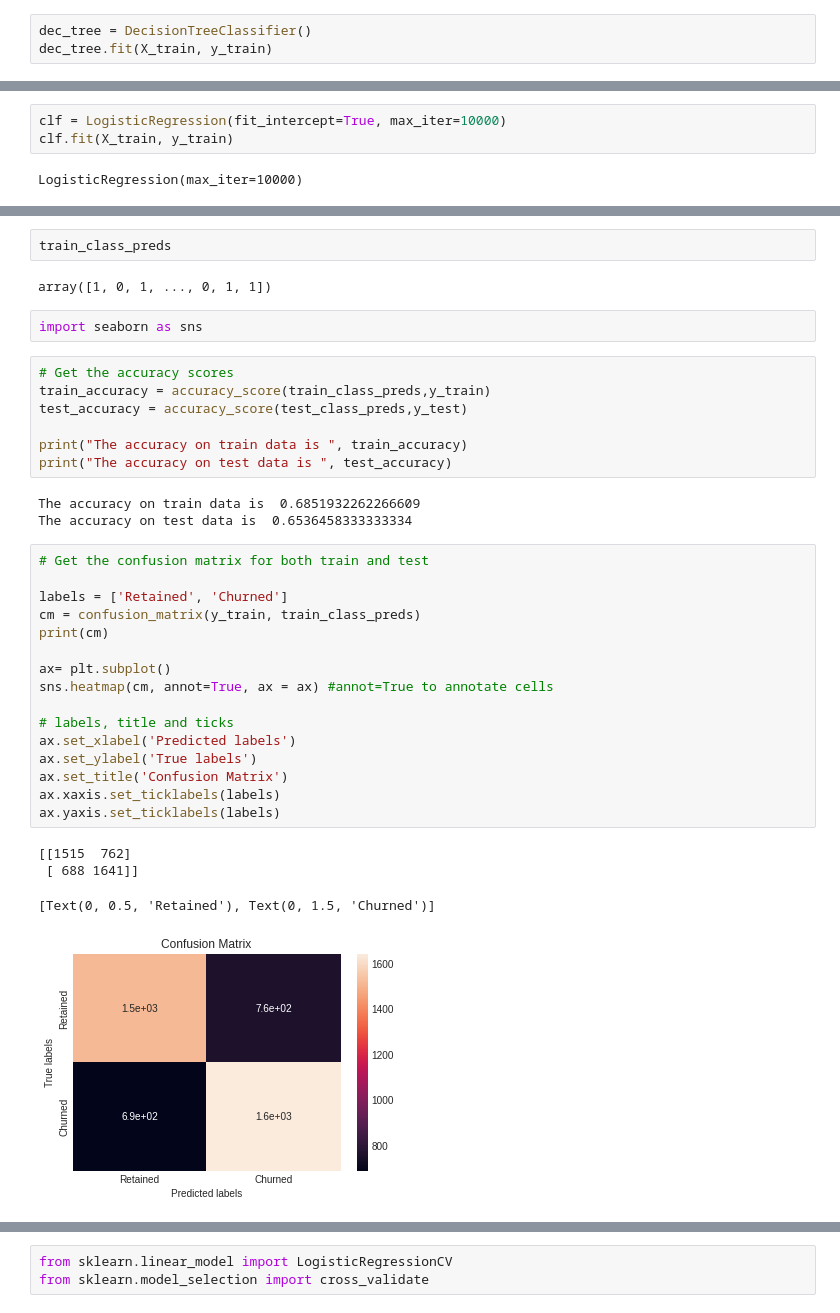
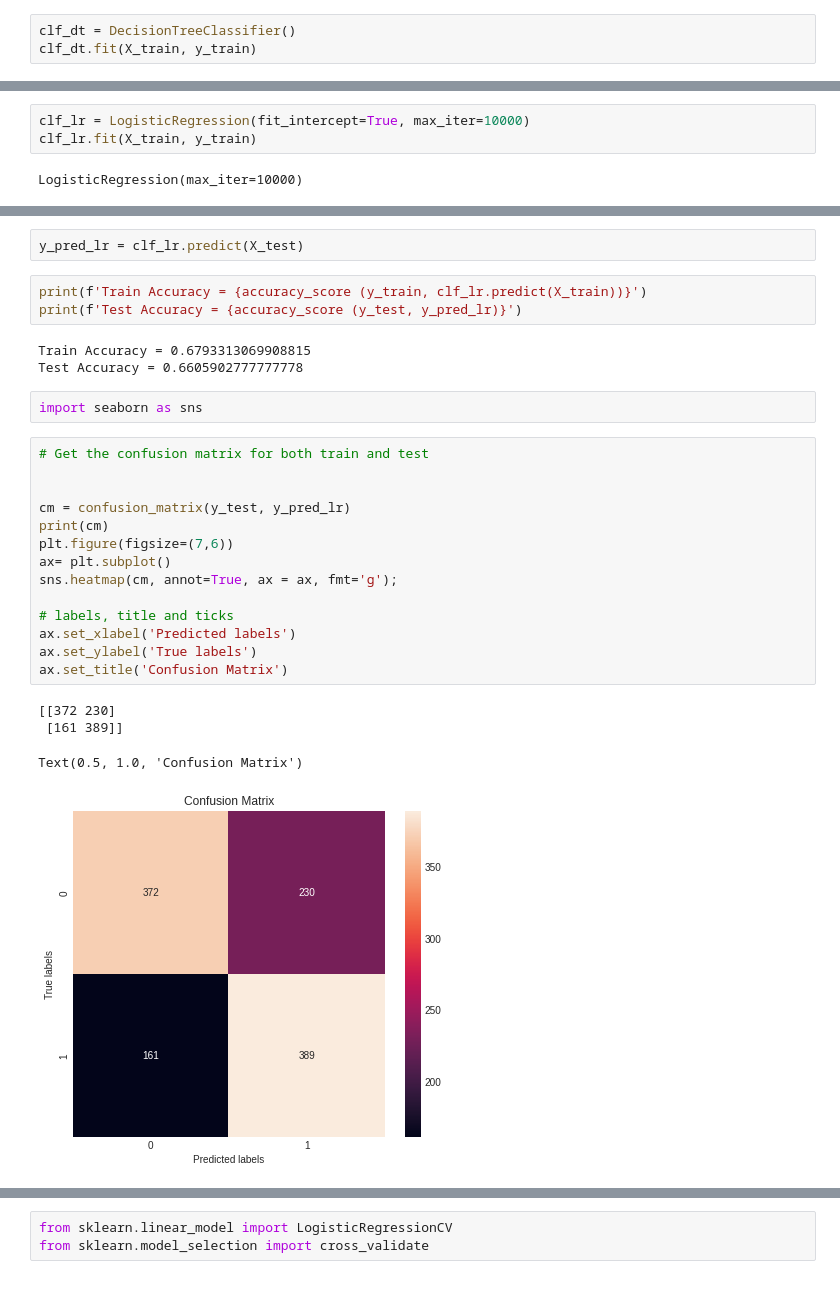
Before and after one commit to chvikas/cardiovascular-risk-prediction, a Jupyter notebook: Cardiovascular_Risk_Prediction.ipynb, the cells around one changed output, grey strips where cells are left out. Drawn from its saved outputs; the diff is of its cells as text.

```diff
--- a/Cardiovascular_Risk_Prediction.ipynb
+++ b/Cardiovascular_Risk_Prediction.ipynb
@@ -984,8 +985,8 @@ knn_cv.best_params_
 # %% [markdown]
 ##2. Decision Tree Classifier
 # %%
-dec_tree = DecisionTreeClassifier()
-dec_tree.fit(X_train, y_train)
+clf_dt = DecisionTreeClassifier()
+clf_dt.fit(X_train, y_train)
 # %% [output]
 DecisionTreeClassifier()
 # %%
@@ -1016,7 +1052,7 @@ accuracy_score(y_test, y_predicted) * 100
 # %% [markdown]
 ##3. Logistic Regression Classifier
 # %%
-clf = LogisticRegression(fit_intercept=True, max_iter=10000)
-clf.fit(X_train, y_train)
+clf_lr = LogisticRegression(fit_intercept=True, max_iter=10000)
+clf_lr.fit(X_train, y_train)
 # %% [output]
 LogisticRegression(max_iter=10000)
@@ -1050,37 +1059,29 @@ test_class_preds = clf.predict(X_test)
-# %%
-train_class_preds
-# %% [output]
-array([1, 0, 1, ..., 0, 1, 1])
+# %%
+y_pred_lr = clf_lr.predict(X_test)
+# %%
+print(f'Train Accuracy = {accuracy_score (y_train, clf_lr.predict(X_train))}')
+print(f'Test Accuracy = {accuracy_score (y_test, y_pred_lr)}')
+# %% [output]
+Train Accuracy = 0.6793313069908815
+Test Accuracy = 0.6605902777777778
 # %%
 import seaborn as sns
-# %%
-# Get the accuracy scores
-train_accuracy = accuracy_score(train_class_preds,y_train)
-test_accuracy = accuracy_score(test_class_preds,y_test)
-
-print("The accuracy on train data is ", train_accuracy)
-print("The accuracy on test data is ", test_accuracy)
-# %% [output]
-The accuracy on train data is  0.6851932262266609
-The accuracy on test data is  0.6536458333333334
 # %%
 # Get the confusion matrix for both train and test
 
-labels = ['Retained', 'Churned']
-cm = confusion_matrix(y_train, train_class_preds)
+
+cm = confusion_matrix(y_test, y_pred_lr)
 print(cm)
-
+plt.figure(figsize=(7,6))
 ax= plt.subplot()
-sns.heatmap(cm, annot=True, ax = ax) #annot=True to annotate cells
+sns.heatmap(cm, annot=True, ax = ax, fmt='g');
 
 # labels, title and ticks
 ax.set_xlabel('Predicted labels')
 ax.set_ylabel('True labels')
 ax.set_title('Confusion Matrix')
-ax.xaxis.set_ticklabels(labels)
-ax.yaxis.set_ticklabels(labels)
 # %% [output]
-[[1515  762]
- [ 688 1641]]
+[[372 230]
+ [161 389]]
-[Text(0, 0.5, 'Retained'), Text(0, 1.5, 'Churned')]
+Text(0.5, 1.0, 'Confusion Matrix')
-[figure, old version]
+[figure, new version]
```
Also changed, not shown: parts of 60 cells of this notebook.
